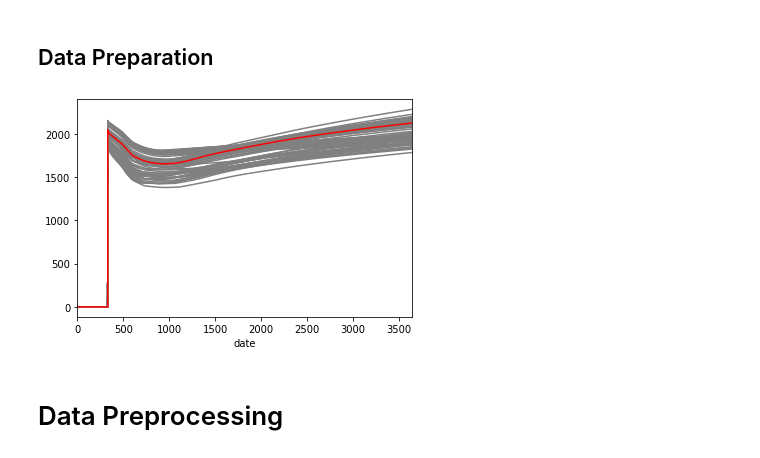
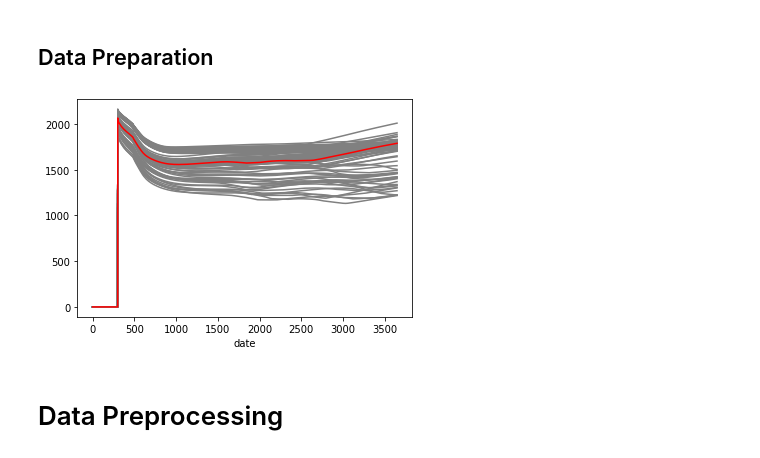
Before and after one commit to Pigrabbit/lstm, a Jupyter notebook: jupyter/tf_tutorial_version_lstm.ipynb, the cells around one changed output. Drawn from its saved outputs; the diff is of its cells as text; code cells hidden in the pictures.

```diff
--- a/jupyter/tf_tutorial_version_lstm.ipynb
+++ b/jupyter/tf_tutorial_version_lstm.ipynb
@@ -69,9 +69,9 @@ def plot_single_well(well_dic, well_num):
 
     plt.show()
 # %%
-plot_single_well(well_dic, 20)
+plot_single_well(well_dic, 19)
 # %% [output]
-[figure, old version]
+[figure, new version]
 # %% [markdown]
 # Data Preprocessing
 # %%
```
Also changed, not shown: 13 other files.
